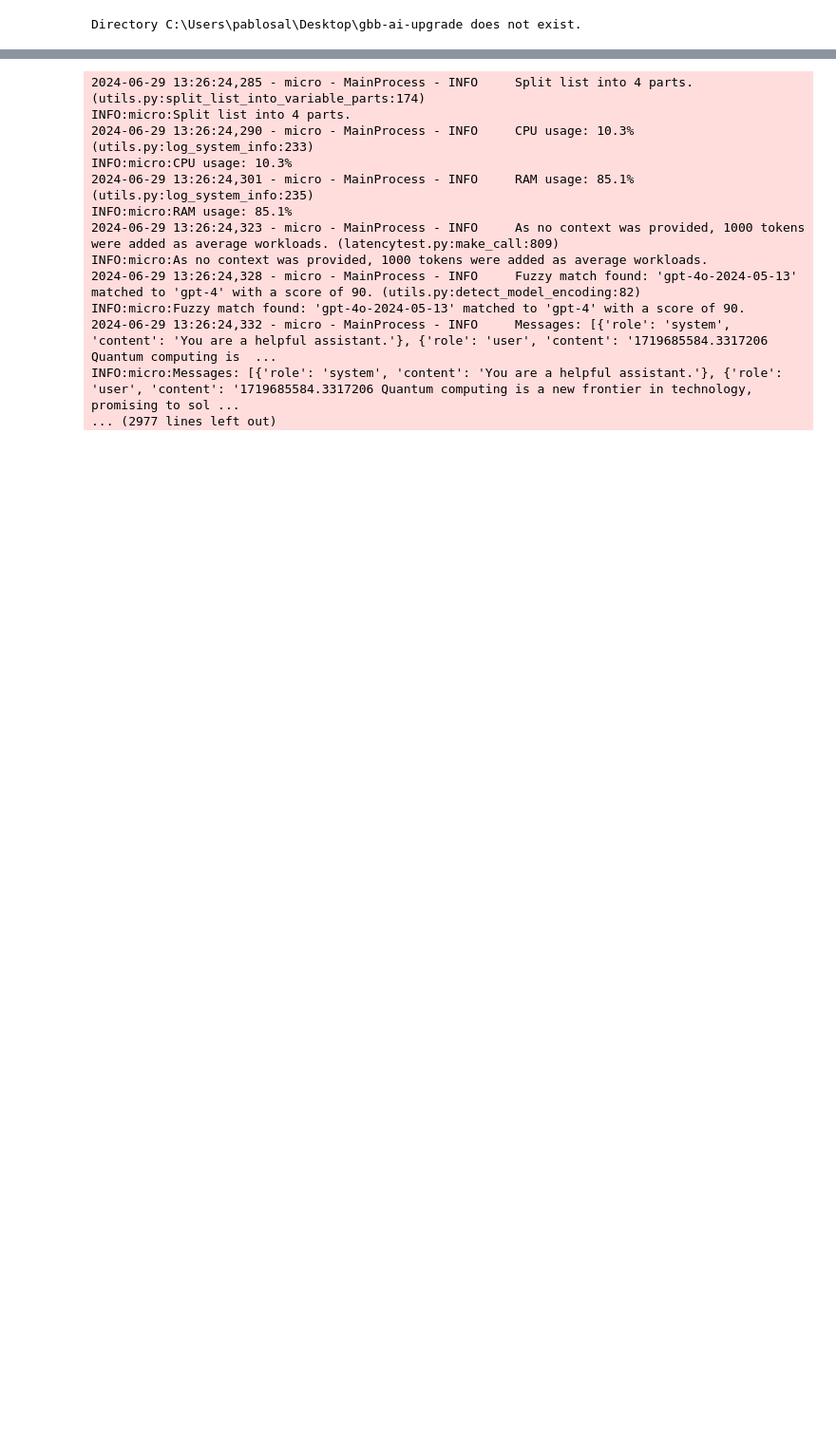
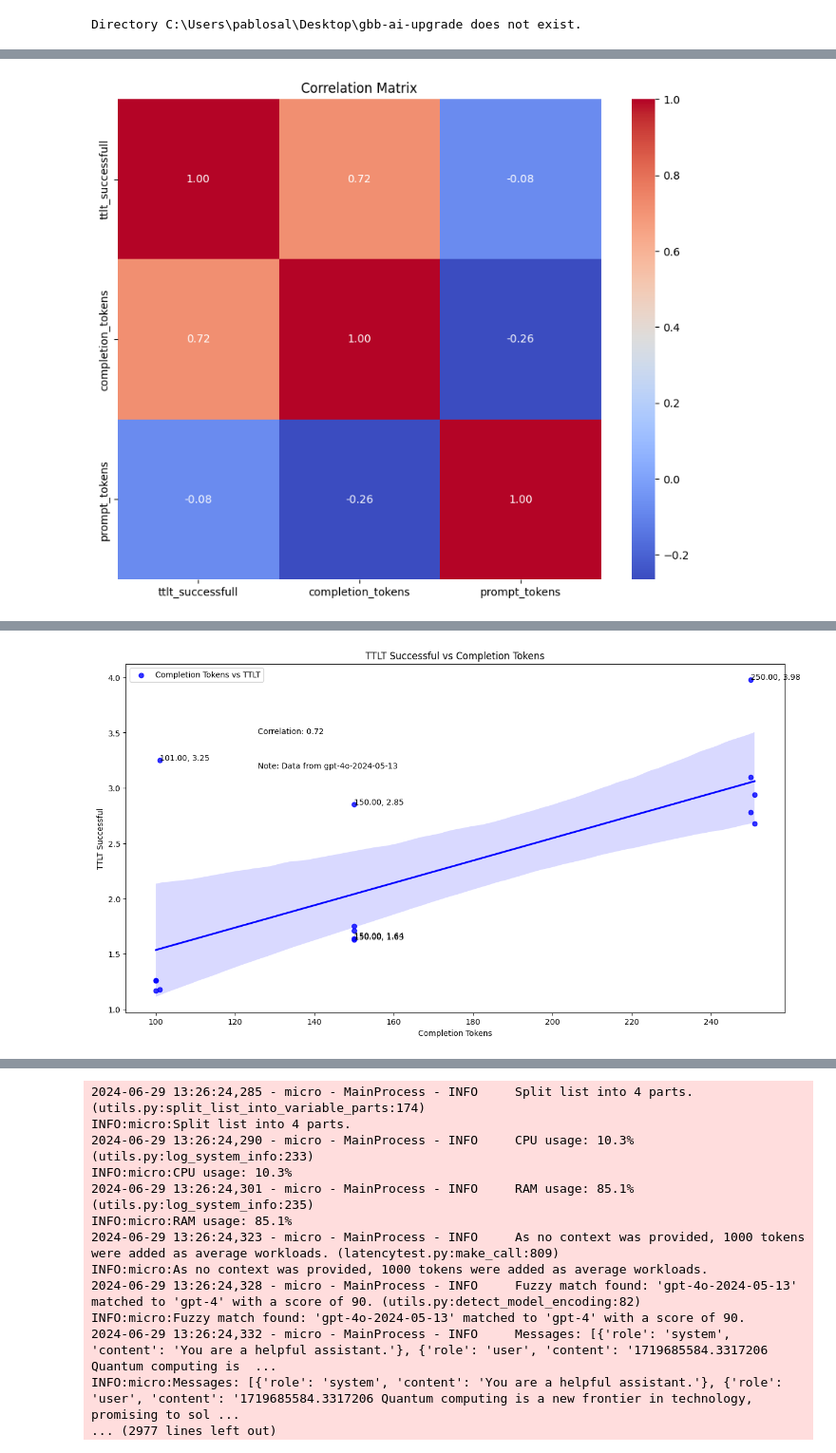
Before and after one commit to pablosalvador10/gbb-bench4ai, a Jupyter notebook: test.ipynb, the cells around one changed output, grey strips where cells are left out. Shown at 95% size. Saved outputs shown, nothing was run; the diff lists cells and outputs as text; code cells hidden in the pictures; blank space fills up the shorter version.

```diff
--- a/test.ipynb
+++ b/test.ipynb
@@ -35,3 +35,5 @@ benchmark_streaming = AzureOpenAIBenchmarkStreaming(api_key=OPENAI_API_KEY,
 benchmark_non_streaming = AzureOpenAIBenchmarkNonStreaming(api_key=OPENAI_API_KEY,
                                                     azure_endpoint=AZURE_OPENAI_ENDPOINT,
                                                     api_version=DEPLOYMENT_VERSION)
+# %%
+await benchmark_streaming.run_latency_benchmark_bulk(deployment_names=[DEPLOYMENT_ID], max_tokens_list=[100, 150, 250], iterations=5)
@@ -37,0 +150,11 @@ benchmark_non_streaming = AzureOpenAIBenchmarkNonStreaming(api_key=OPENAI_API_KE
+# %%
+visualizer = BenchmarkVisualizer(benchmark_streaming.results)
+correlation_matrix_plot = visualizer.plot_correlation_matrix()
+correlation_matrix_plot.show()
+
+completion_tokens_plot = visualizer.plot_completion_tokens()
+completion_tokens_plot.show()
+
+prompt_tokens_plot = visualizer.plot_prompt_tokens()
+prompt_tokens_plot.show()
+# %% [output]
@@ -37,0 +173 @@ benchmark_non_streaming = AzureOpenAIBenchmarkNonStreaming(api_key=OPENAI_API_KE
+[figure, added]
@@ -37,0 +176 @@ benchmark_non_streaming = AzureOpenAIBenchmarkNonStreaming(api_key=OPENAI_API_KE
+[figure, added]
```
Also changed, not shown: parts of 20 cells of this notebook, 4 other files.
